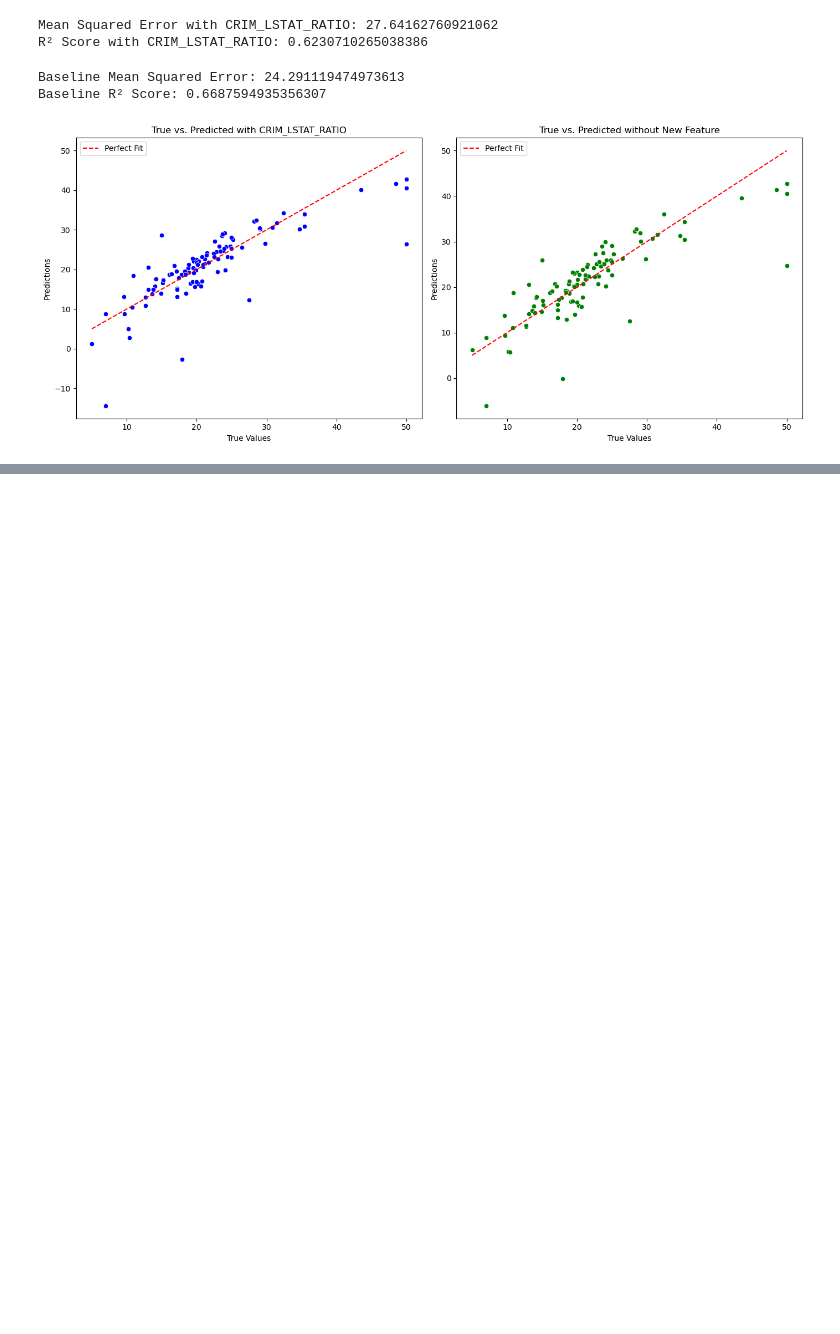
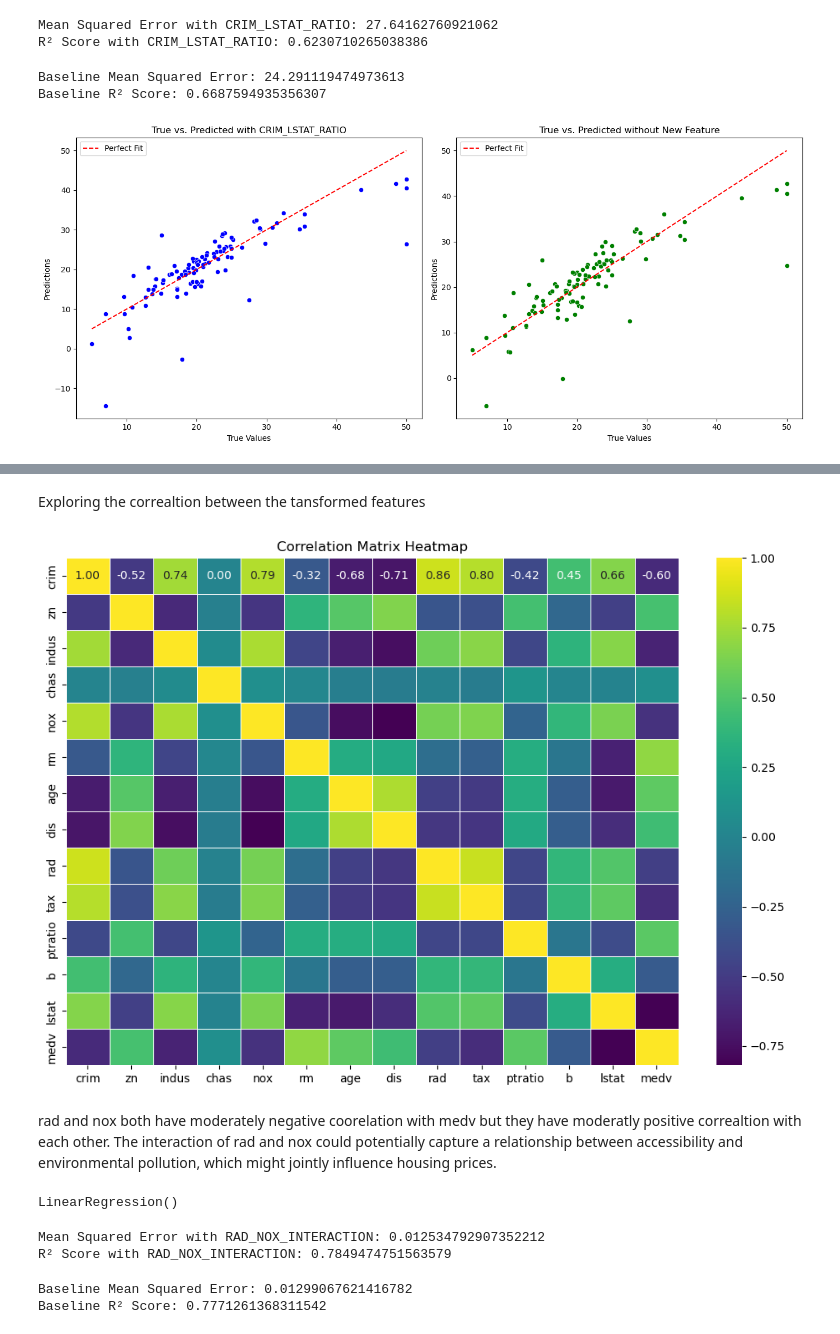
Before and after one commit to ru-bee/machine-learning-linear-regression-gces, a Jupyter notebook: notebooks/Feature_Engineering.ipynb, the cells around one changed output, grey strips where cells are left out. Cells and saved outputs as stored; diff of their text form; code cells hidden in the pictures; blank space fills up the shorter version.

```diff
--- a/notebooks/Feature_Engineering.ipynb
+++ b/notebooks/Feature_Engineering.ipynb
@@ -116,0 +119,4 @@ The plotting comparision shows that after the addition of new feature to the dat
+# %%
+# loading the dataset
+df_clean = pd.read_csv('../data/BostonHousingClean.csv')
+df_clean.head()
@@ -116,0 +130,15 @@ The plotting comparision shows that after the addition of new feature to the dat
+# %% [markdown]
+Exploring the correaltion between the tansformed features
+# %%
+# Calculate the correlation matrix
+corr_matrix = df_clean.corr()
+
+# Plot the heatmap
+plt.figure(figsize=(12, 8))
+sns.heatmap(corr_matrix, annot=True, cmap='viridis', fmt='.2f', linewidths=0.5)
+plt.title('Correlation Matrix Heatmap')
+plt.show()
+# %% [output]
+[figure, added]
+# %% [markdown]
+rad and nox  both have moderately negative coorelation with medv but they have moderatly positive correaltion with each other. The interaction of rad and nox could potentially capture a relationship between accessibility and environmental pollution, which might jointly influence housing prices.
@@ -116,0 +148,43 @@ The plotting comparision shows that after the addition of new feature to the dat
+# %%
+# Defining features and target variable
+X = df_clean.drop('medv', axis=1)
+y = df_clean['medv']
+
+# Splitting data into training and testing sets
+X_train, X_test, y_train, y_test = train_test_split(X, y, test_size=0.2, random_state=42)
+
+# Initializing and training the model with the new feature
+model_with_feature = LinearRegression()
+model_with_feature.fit(X_train, y_train)
+# %% [output]
+LinearRegression()
+# %%
+# Predicting on the test set
+y_pred_with_feature = model_with_feature.predict(X_test)
+
+# Evaluating the model performance with the new feature
+mse_with_feature = mean_squared_error(y_test, y_pred_with_feature)
+r2_with_feature = r2_score(y_test, y_pred_with_feature)
+
+print(f"Mean Squared Error with RAD_NOX_INTERACTION: {mse_with_feature}")
+print(f"R² Score with RAD_NOX_INTERACTION: {r2_with_feature}")
+# %% [output]
+Mean Squared Error with RAD_NOX_INTERACTION: 0.012534792907352212
+R² Score with RAD_NOX_INTERACTION: 0.7849474751563579
+# %%
+# for comparitive evaluation without the new feature
+X_baseline = df_clean.drop(['medv', 'RAD_NOX_INTERACTION'], axis=1)
+X_train_baseline, X_test_baseline, y_train_baseline, y_test_baseline = train_test_split(X_baseline, y, test_size=0.2, random_state=42)
+
+model_baseline = LinearRegression()
+model_baseline.fit(X_train_baseline, y_train_baseline)
+
+y_pred_baseline = model_baseline.predict(X_test_baseline)
+mse_baseline = mean_squared_error(y_test_baseline, y_pred_baseline)
+r2_baseline = r2_score(y_test_baseline, y_pred_baseline)
+
+print(f"Baseline Mean Squared Error: {mse_baseline}")
+print(f"Baseline R² Score: {r2_baseline}")
+# %% [output]
+Baseline Mean Squared Error: 0.01299067621416782
+Baseline R² Score: 0.7771261368311542
```
Also changed, not shown: parts of 15 cells of this notebook.
